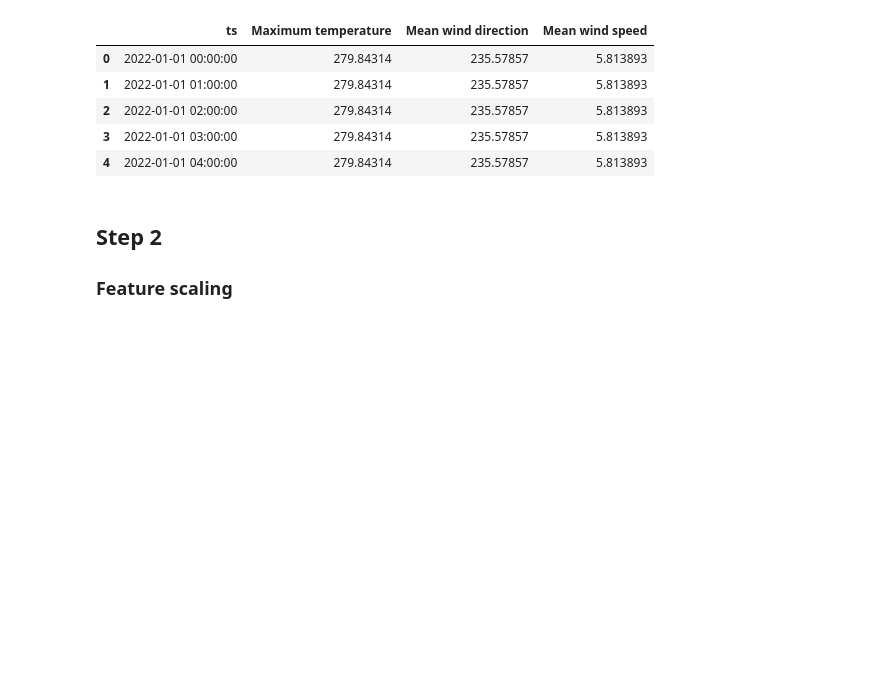
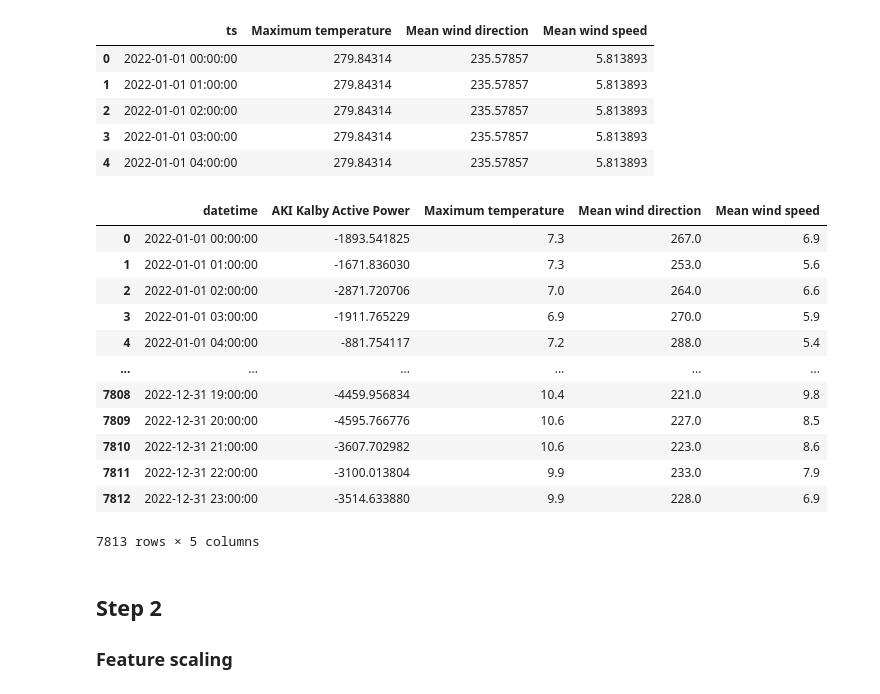
Before and after one commit to dzzz707/46765-ml-for-energy-systems, a Jupyter notebook: assignment1/notebook old.ipynb, the cells around one changed output. Drawn from its saved outputs; the diff is of its cells as text; code cells hidden in the pictures; blank space fills up the shorter version.

```diff
--- a/assignment1/notebook.ipynb
+++ b/assignment1/notebook old.ipynb
@@ -32,6 +32,22 @@ data2.head()
 | 2 | 2022-01-01 02:00:00 | 279.84314 | 235.57857 | 5.813893 |
 | 3 | 2022-01-01 03:00:00 | 279.84314 | 235.57857 | 5.813893 |
 | 4 | 2022-01-01 04:00:00 | 279.84314 | 235.57857 | 5.813893 |
+# %%
+data
+# %% [output]
+|  | datetime | AKI Kalby Active Power | Maximum temperature | Mean wind direction | Mean wind speed |
+| 0 | 2022-01-01 00:00:00 | -1893.541825 | 7.3 | 267.0 | 6.9 |
+| 1 | 2022-01-01 01:00:00 | -1671.836030 | 7.3 | 253.0 | 5.6 |
+| 2 | 2022-01-01 02:00:00 | -2871.720706 | 7.0 | 264.0 | 6.6 |
+| 3 | 2022-01-01 03:00:00 | -1911.765229 | 6.9 | 270.0 | 5.9 |
+| 4 | 2022-01-01 04:00:00 | -881.754117 | 7.2 | 288.0 | 5.4 |
+| ... | ... | ... | ... | ... | ... |
+| 7808 | 2022-12-31 19:00:00 | -4459.956834 | 10.4 | 221.0 | 9.8 |
+| 7809 | 2022-12-31 20:00:00 | -4595.766776 | 10.6 | 227.0 | 8.5 |
+| 7810 | 2022-12-31 21:00:00 | -3607.702982 | 10.6 | 223.0 | 8.6 |
+| 7811 | 2022-12-31 22:00:00 | -3100.013804 | 9.9 | 233.0 | 7.9 |
+| 7812 | 2022-12-31 23:00:00 | -3514.633880 | 9.9 | 228.0 | 6.9 |
+7813 rows × 5 columns
 # %% [markdown]
 ## Step 2
 ### Feature scaling
```
Also changed, not shown: parts of 1 cell of this notebook, 1 other file.
